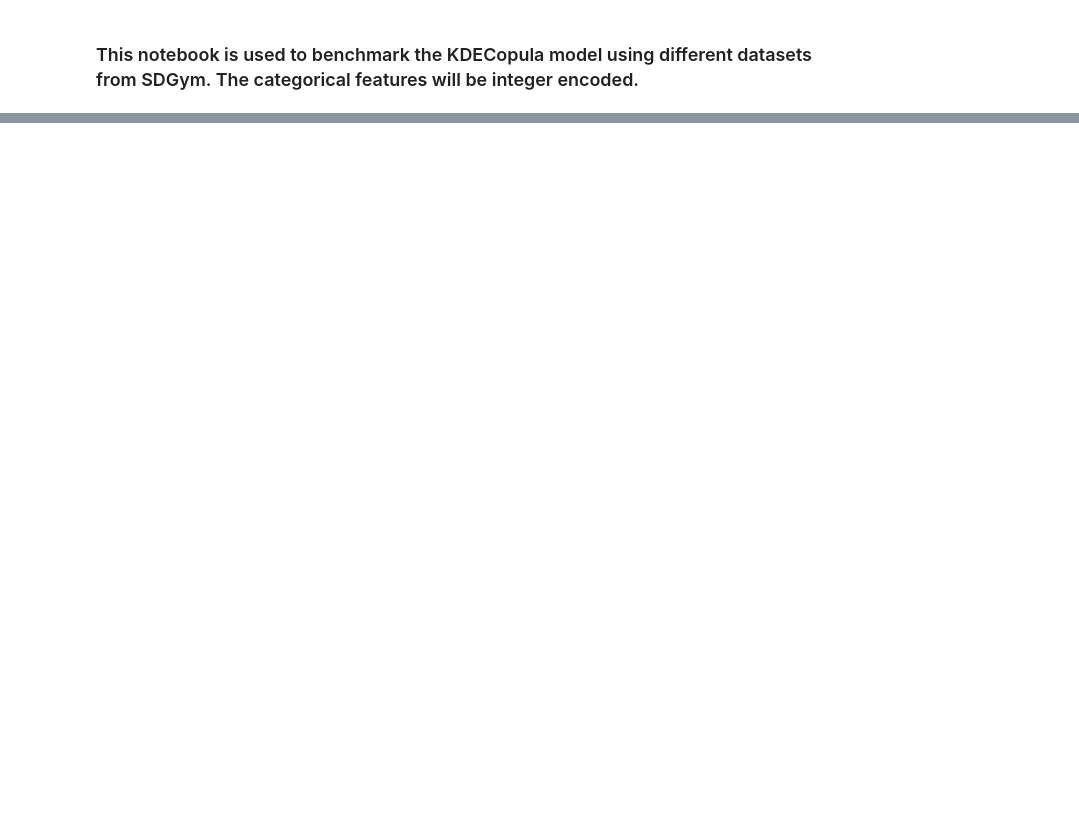
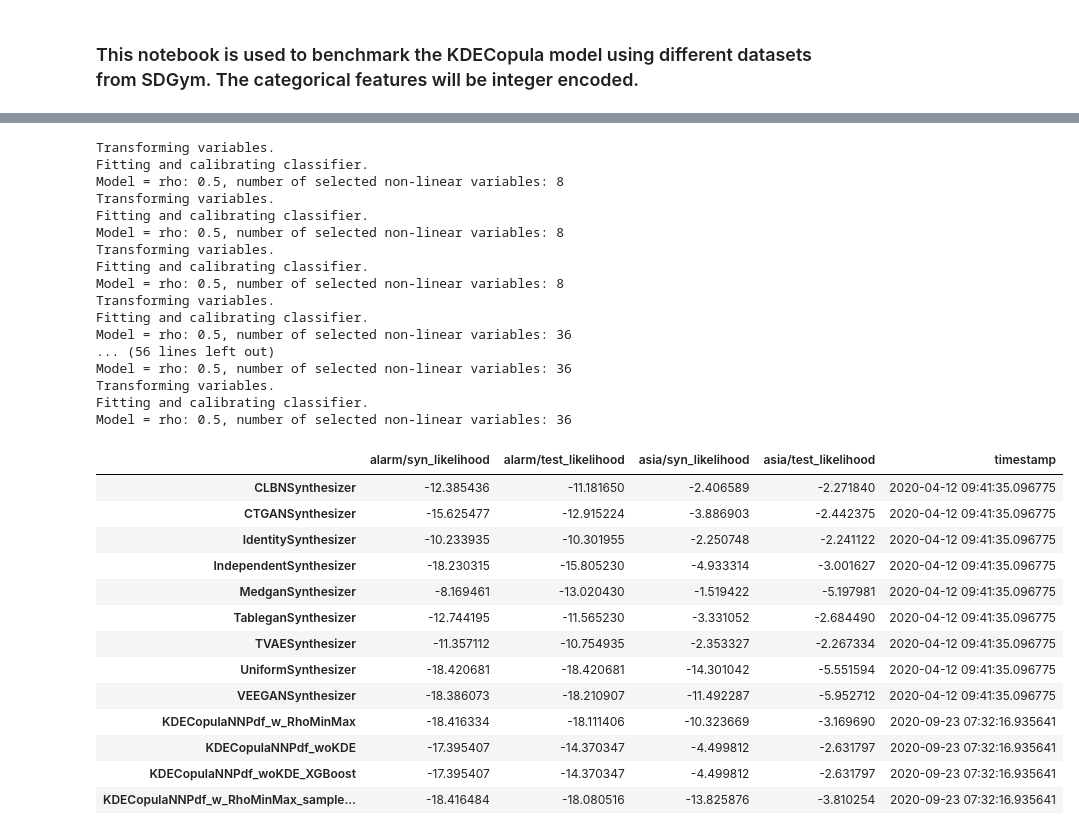
Before and after one commit to mbaak/synthsonic, a Jupyter notebook: notebooks/001-mb-kdecopulannpdf-examples/kde_benchmark.ipynb, the cells around one changed output, grey strips where cells are left out. Drawn from its saved outputs; the diff is of its cells as text; code cells hidden in the pictures; blank space fills up the shorter version.

```diff
--- a/notebooks/001-mb-kdecopulannpdf-examples/kde_benchmark.ipynb
+++ b/notebooks/001-mb-kdecopulannpdf-examples/kde_benchmark.ipynb
@@ -137,0 +192,37 @@ scores
+# %%
+bayesian_scores = benchmark(synthesizers=[KDECopulaNNPdf_w_RhoMinMax, KDECopulaNNPdf_woKDE, KDECopulaNNPdf_woKDE_XGBoost,
+                                                  KDECopulaNNPdf_w_RhoMinMax_sampleNoWeight],
+                   datasets=['asia', 'alarm'])
+bayesian_scores
+# %% [output]
+Transforming variables.
+Fitting and calibrating classifier.
+Model = rho: 0.5, number of selected non-linear variables: 8
+Transforming variables.
+Fitting and calibrating classifier.
+Model = rho: 0.5, number of selected non-linear variables: 8
+Transforming variables.
+Fitting and calibrating classifier.
+Model = rho: 0.5, number of selected non-linear variables: 8
+Transforming variables.
+Fitting and calibrating classifier.
+Model = rho: 0.5, number of selected non-linear variables: 36
+... (56 lines left out)
+Model = rho: 0.5, number of selected non-linear variables: 36
+Transforming variables.
+Fitting and calibrating classifier.
+Model = rho: 0.5, number of selected non-linear variables: 36
+|  | alarm/syn_likelihood | alarm/test_likelihood | asia/syn_likelihood | asia/test_likelihood | timestamp |
+| CLBNSynthesizer | -12.385436 | -11.181650 | -2.406589 | -2.271840 | 2020-04-12 09:41:35.096775 |
+| CTGANSynthesizer | -15.625477 | -12.915224 | -3.886903 | -2.442375 | 2020-04-12 09:41:35.096775 |
+| IdentitySynthesizer | -10.233935 | -10.301955 | -2.250748 | -2.241122 | 2020-04-12 09:41:35.096775 |
+| IndependentSynthesizer | -18.230315 | -15.805230 | -4.933314 | -3.001627 | 2020-04-12 09:41:35.096775 |
+| MedganSynthesizer | -8.169461 | -13.020430 | -1.519422 | -5.197981 | 2020-04-12 09:41:35.096775 |
+| TableganSynthesizer | -12.744195 | -11.565230 | -3.331052 | -2.684490 | 2020-04-12 09:41:35.096775 |
+| TVAESynthesizer | -11.357112 | -10.754935 | -2.353327 | -2.267334 | 2020-04-12 09:41:35.096775 |
+| UniformSynthesizer | -18.420681 | -18.420681 | -14.301042 | -5.551594 | 2020-04-12 09:41:35.096775 |
+| VEEGANSynthesizer | -18.386073 | -18.210907 | -11.492287 | -5.952712 | 2020-04-12 09:41:35.096775 |
+| KDECopulaNNPdf_w_RhoMinMax | -18.416334 | -18.111406 | -10.323669 | -3.169690 | 2020-09-23 07:32:16.935641 |
+| KDECopulaNNPdf_woKDE | -17.395407 | -14.370347 | -4.499812 | -2.631797 | 2020-09-23 07:32:16.935641 |
+| KDECopulaNNPdf_woKDE_XGBoost | -17.395407 | -14.370347 | -4.499812 | -2.631797 | 2020-09-23 07:32:16.935641 |
+| KDECopulaNNPdf_w_RhoMinMax_sample... | -18.416484 | -18.080516 | -13.825876 | -3.810254 | 2020-09-23 07:32:16.935641 |
```
Also changed, not shown: parts of 13 cells of this notebook, 4 other files.
